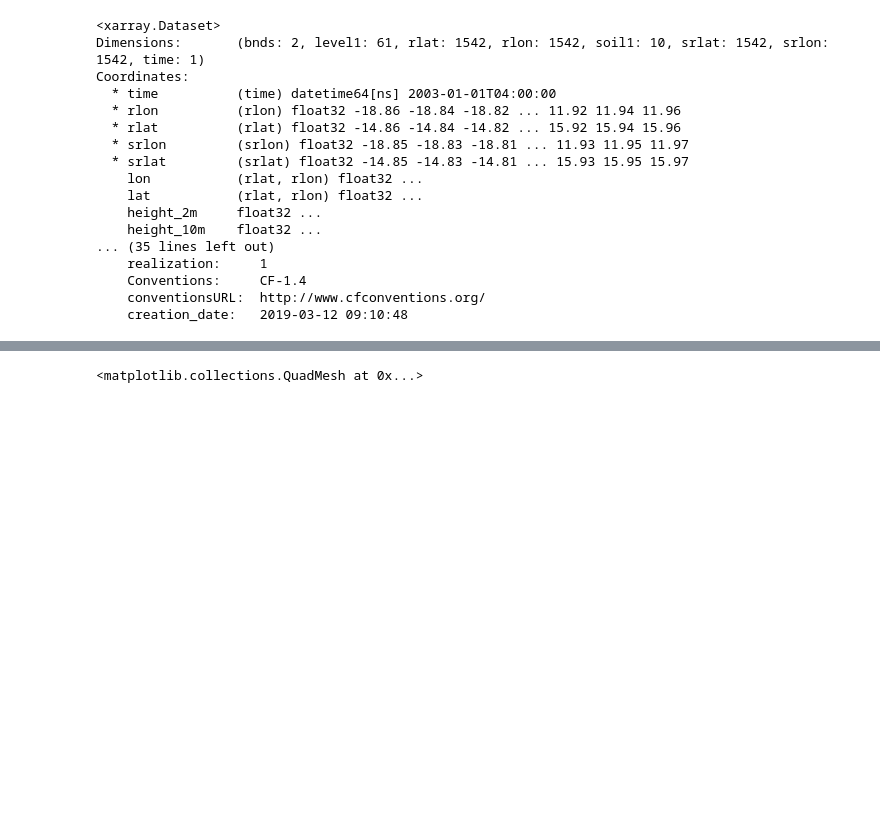
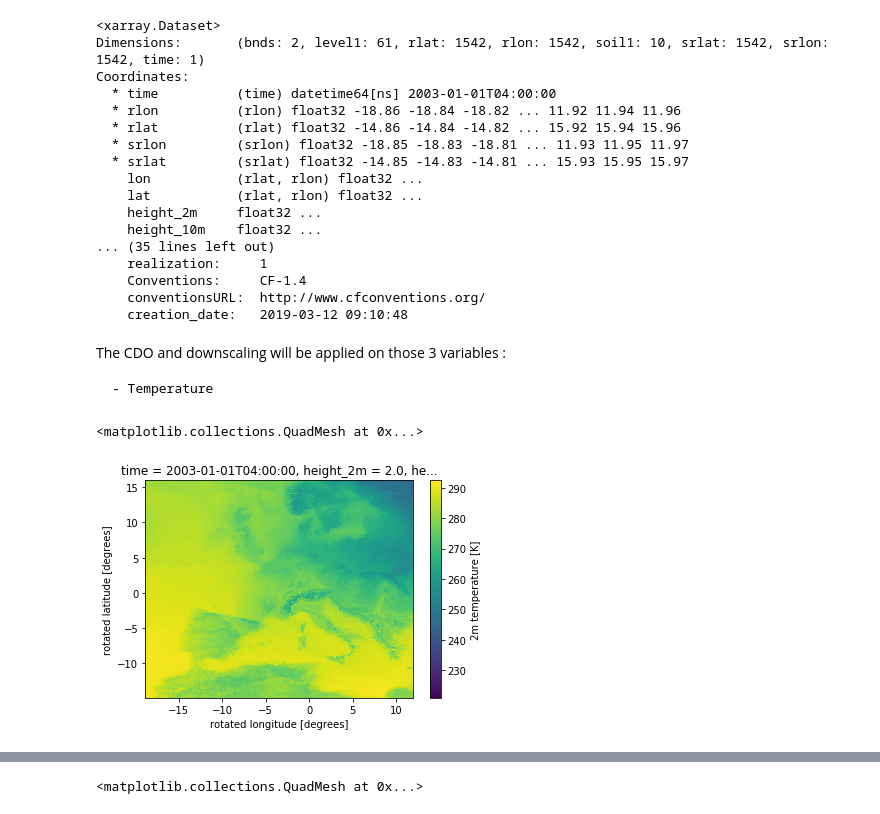
Before and after one commit to LeoMicollet/Downscaling_CM, a Jupyter notebook: dev/Xarray_intro.ipynb, the cells around one changed output, grey strips where cells are left out. Drawn from its saved outputs; the diff is of its cells as text; code cells hidden in the pictures; blank space fills up the shorter version.

```diff
--- a/dev/Xarray_intro.ipynb
+++ b/dev/Xarray_intro.ipynb
@@ -173,3 +173,12 @@ Coordinates:
     Conventions:     CF-1.4
     conventionsURL:  http://www.cfconventions.org/
     creation_date:   2019-03-12 09:10:48
+# %% [markdown]
+The CDO and downscaling will be applied on those 3 variables :
+
+    - Temperature
+# %%
+pres_randp1.T_2M.plot()
+# %% [output]
+<matplotlib.collections.QuadMesh at 0x...>
+[figure, added]
```
Also changed, not shown: parts of 9 cells of this notebook.
